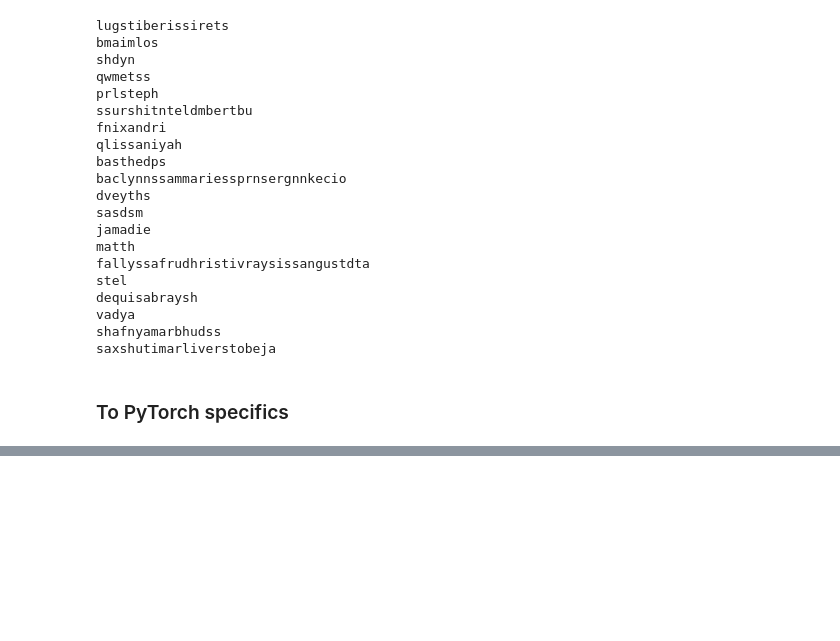
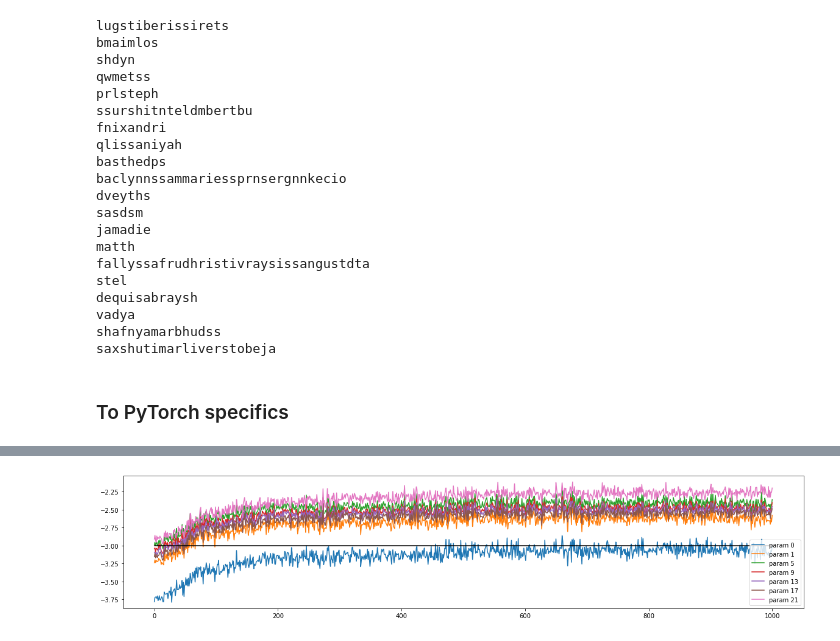
Before and after one commit to majorschwartz/karpathy-ml, a Jupyter notebook: mm_mlp_extended.ipynb, the cells around one changed output, grey strips where cells are left out. Cells and saved outputs as stored; diff of their text form; code cells hidden in the pictures; blank space fills up the shorter version.

```diff
--- a/mm_mlp_extended.ipynb
+++ b/mm_mlp_extended.ipynb
@@ -424,0 +426,13 @@ weight  (100, 27) | mean -0.000000 | std 2.105771e-02 | grad to data ratio 2.029
+# %%
+plt.figure(figsize=(20, 4)) # width and height
+legends = []
+
+for i, p in enumerate(parameters):
+	if p.ndim == 2:
+		plt.plot([update_to_data[j][i] for j in range(len(update_to_data))])
+		legends.append('param %d' % i)
+
+plt.plot([0, len(update_to_data)], [-3, -3], 'k')
+plt.legend(legends);
+# %% [output]
+[figure, added]
```
Also changed, not shown: parts of 6 cells of this notebook.
